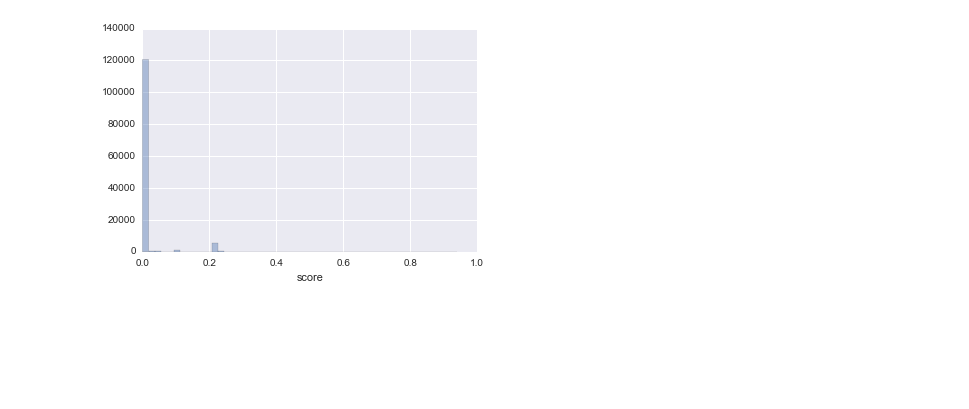
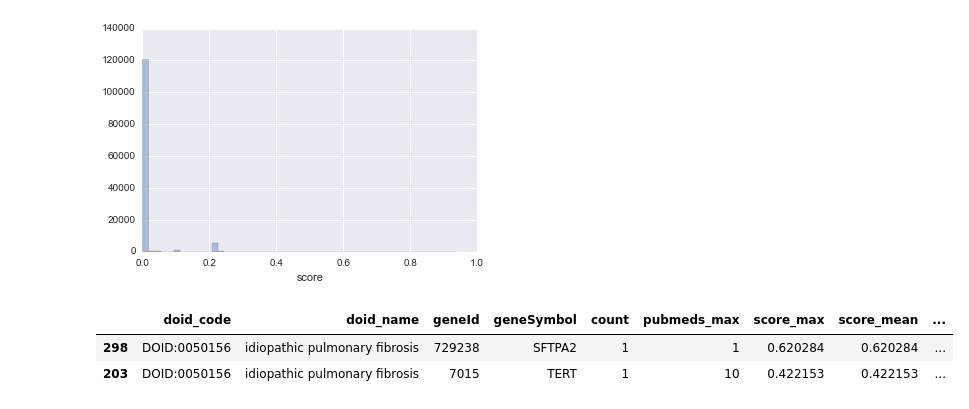
Before and after one commit to dhimmel/disgenet, a Jupyter notebook: disgenet.ipynb, the cells around one changed output. Saved outputs shown, nothing was run; the diff lists cells and outputs as text; code cells hidden in the pictures; blank space fills up the shorter version.

```diff
--- a/disgenet.ipynb
+++ b/disgenet.ipynb
@@ -52,3 +49,25 @@ all_df.doid_code.nunique()
 seaborn.distplot(all_df.score, kde=False);
 # %% [output]
 [figure]
+# %%
+def consolidator(df):
+    """Consolidate rows of all_df"""
+    series = pandas.Series()
+    series['count'] = len(df)
+    series['pubmeds_max'] = df.NumberOfPubmeds.max()
+    series['score_max'] = df.score.max()
+    series['score_mean'] = df.score.mean()
+    for column in ['associationType', 'source']:
+        values = set()
+        for x in df[column]:
+            values.update(x.split(', '))
+        series[column] = '|'.join(sorted(values))
+    return series
+
+consolidated_df = all_df.groupby(['doid_code', 'doid_name', 'geneId', 'geneSymbol']).apply(consolidator).reset_index()
+consolidated_df = consolidated_df.sort(['doid_code', 'score_max'], ascending=[True, False])
+consolidated_df.head(2)
+# %% [output]
+|  | doid_code | doid_name | geneId | geneSymbol | count | pubmeds_max | score_max | score_mean | ... |
+| 298 | DOID:0050156 | idiopathic pulmonary fibrosis | 729238 | SFTPA2 | 1 | 1 | 0.620284 | 0.620284 | ... |
+| 203 | DOID:0050156 | idiopathic pulmonary fibrosis | 7015 | TERT | 1 | 10 | 0.422153 | 0.422153 | ... |
```
Also changed, not shown: parts of 8 cells of this notebook, 3 other files.
